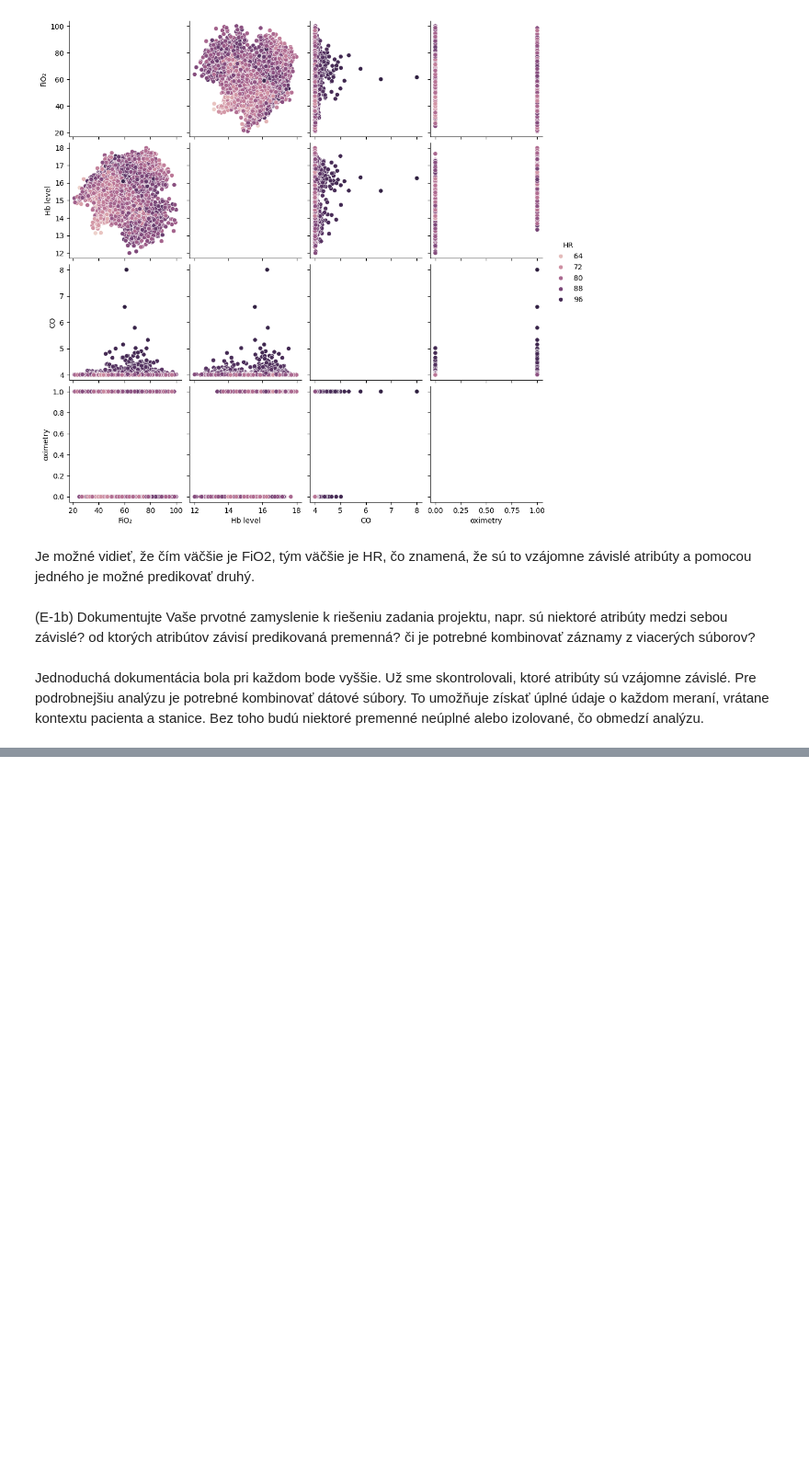
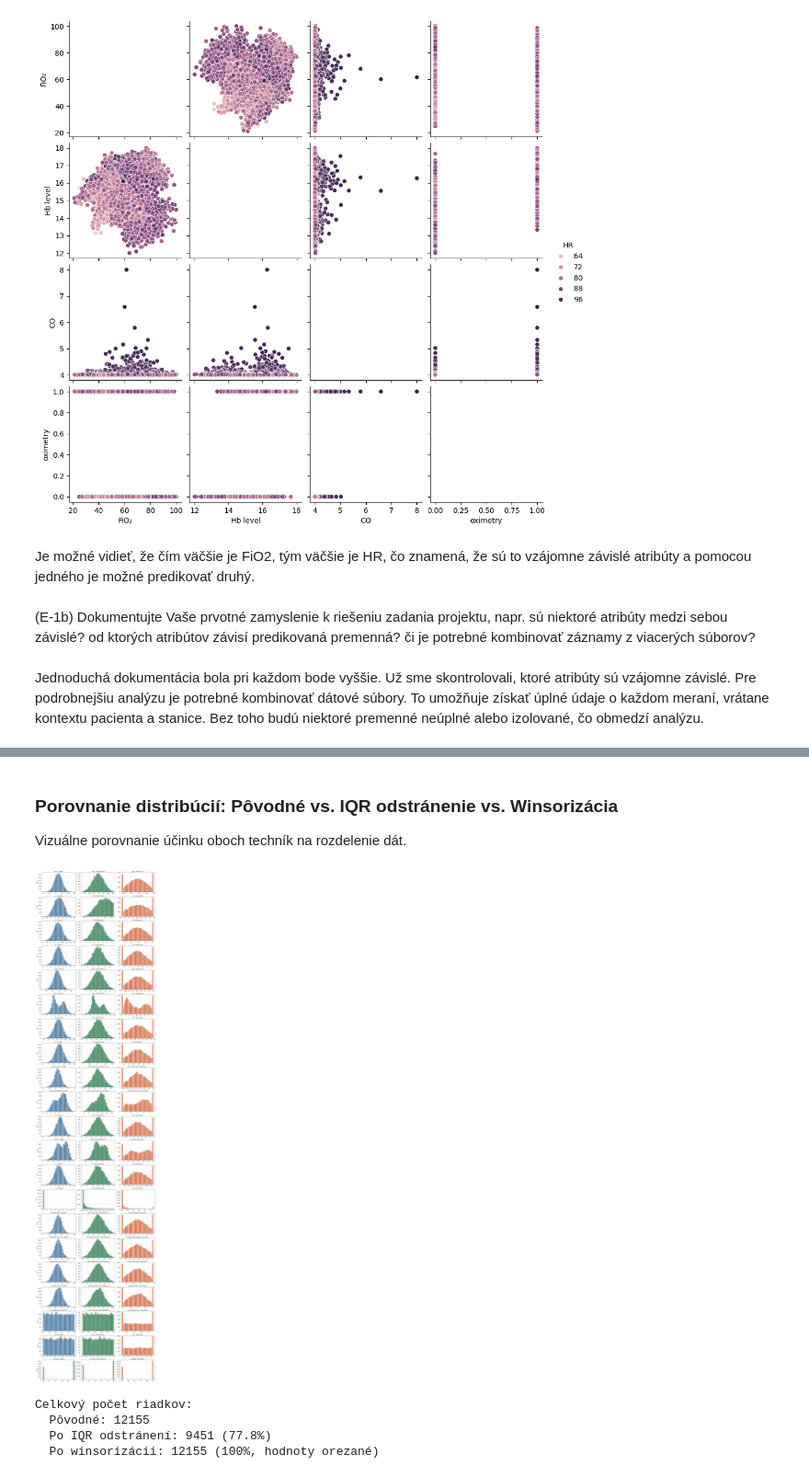
Before and after one commit to BohachNazar/IAUZadanie1, a Jupyter notebook: 1.ipynb, the cells around one changed output, grey strips where cells are left out. Shown at 92% size. Cells and saved outputs as stored; diff of their text form; code cells hidden in the pictures; blank space fills up the shorter version.

```diff
--- a/1.ipynb
+++ b/1.ipynb
@@ -430,0 +739,37 @@ Pre podrobnejšiu analýzu je potrebné kombinovať dátové súbory. To umožň
+# %% [markdown]
+### Porovnanie distribúcií: Pôvodné vs. IQR odstránenie vs. Winsorizácia
+
+Vizuálne porovnanie účinku oboch techník na rozdelenie dát.
+# %%
+# Porovnanie distribúcií pre všetky numerické stĺpce (okrem geo)
+geo_exclude = [c for c in ['latitude', 'longitude'] if c in obs.columns]
+num_cols = [c for c in obs.select_dtypes(include=['number']).columns if c not in geo_exclude]
+
+n_cols_display = len(num_cols)
+fig, axes = plt.subplots(nrows=n_cols_display, ncols=3, figsize=(15, 3*n_cols_display))
+
+for idx, col in enumerate(num_cols):
+    # Pôvodné dáta
+    axes[idx, 0].hist(obs[col].dropna(), bins=30, color='steelblue', edgecolor='black', alpha=0.7)
+    axes[idx, 0].set_title(f'{col} - Pôvodné', fontsize=10)
+    axes[idx, 0].set_ylabel('Počet', fontsize=9)
+    axes[idx, 0].grid(True, alpha=0.3)
+
+    # Po IQR odstránení
+    axes[idx, 1].hist(obs_iqr[col].dropna(), bins=30, color='seagreen', edgecolor='black', alpha=0.7)
+    axes[idx, 1].set_title(f'{col} - IQR odstránenie', fontsize=10)
+    axes[idx, 1].grid(True, alpha=0.3)
+
+    # Po winsorizácii
+    axes[idx, 2].hist(obs_sd[col].dropna(), bins=30, color='coral', edgecolor='black', alpha=0.7)
+    axes[idx, 2].set_title(f'{col} - Winsorizácia', fontsize=10)
+    axes[idx, 2].grid(True, alpha=0.3)
+
+plt.tight_layout()
+plt.show()
+# %% [output]
+[figure, added]
+Celkový počet riadkov:
+  Pôvodné: 12155
+  Po IQR odstránení: 9451 (77.8%)
+  Po winsorizácii: 12155 (100%, hodnoty orezané)
```
Also changed, not shown: parts of 24 cells of this notebook.
